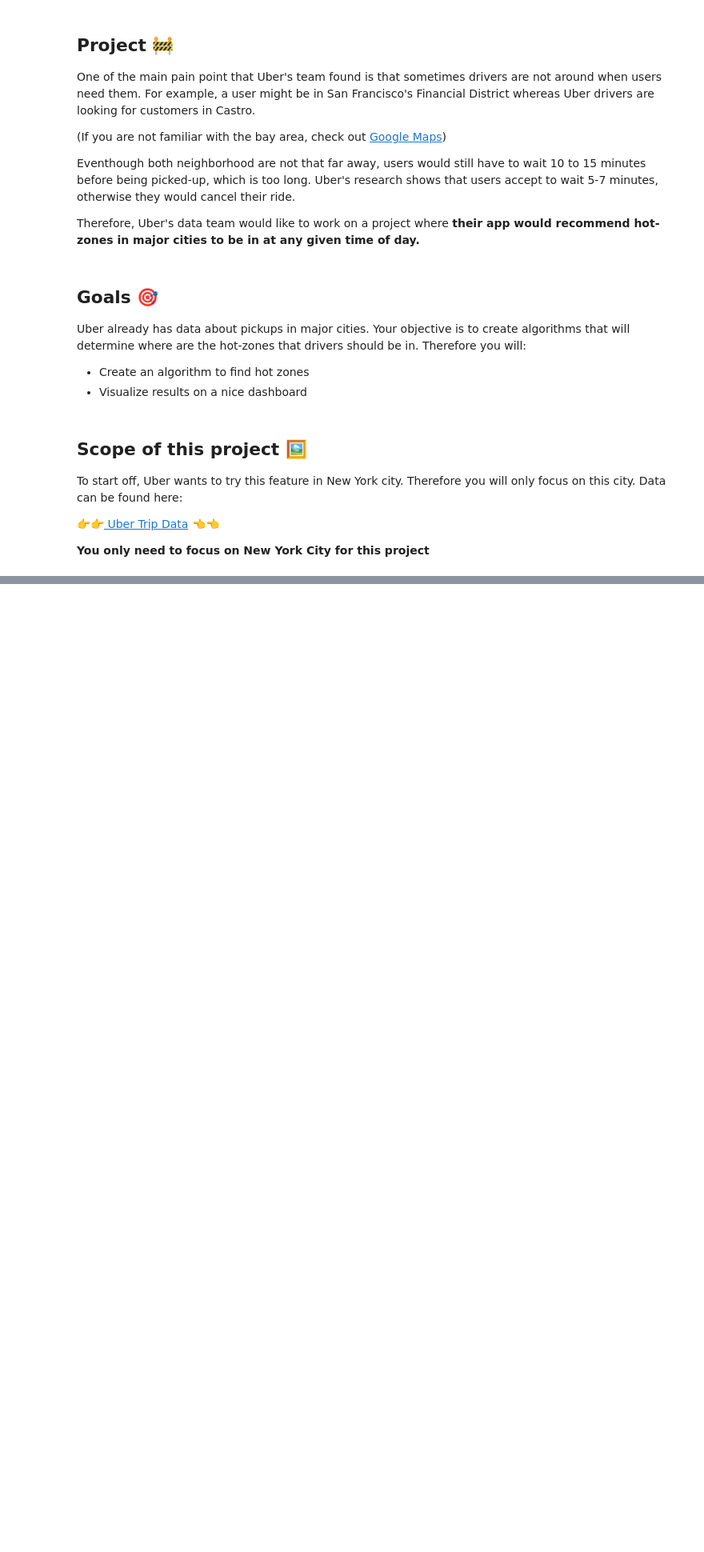
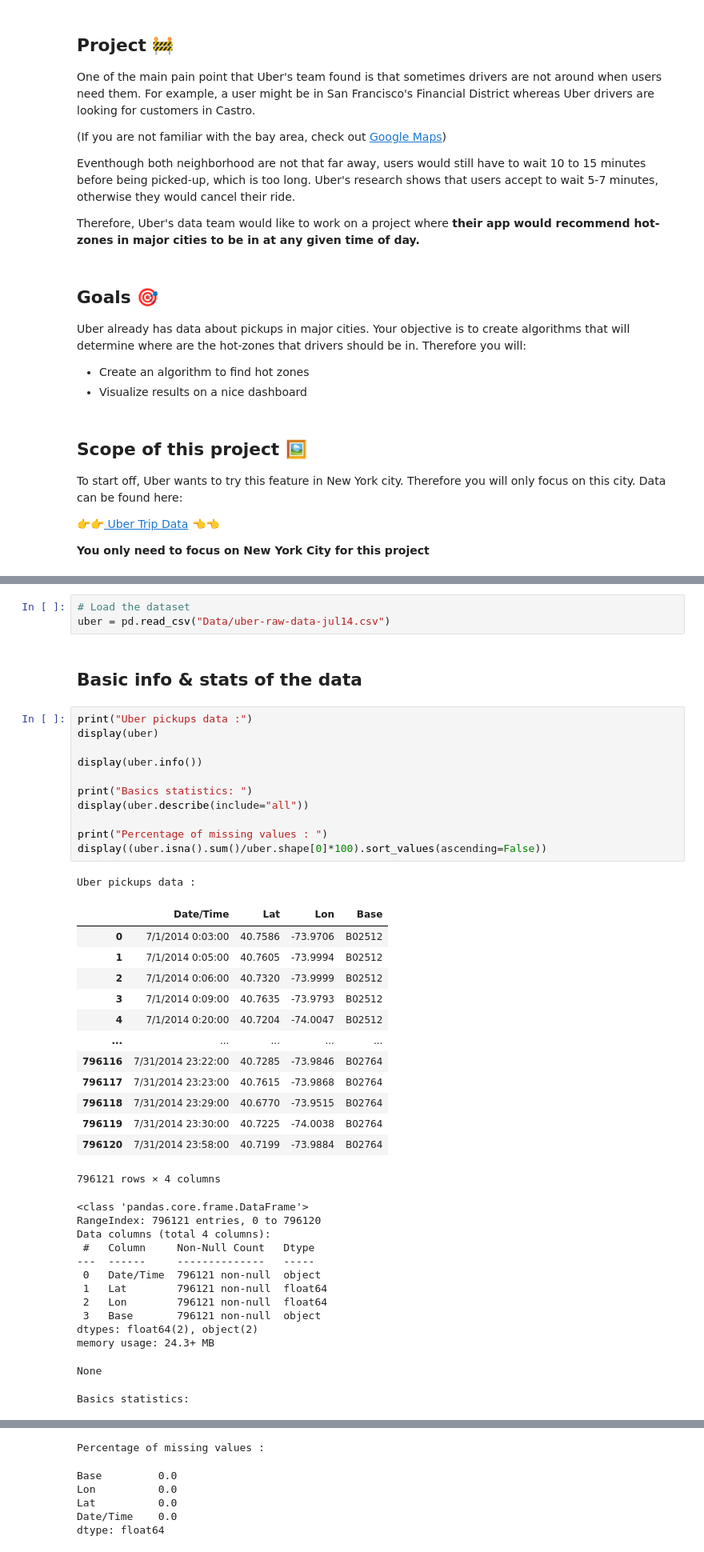
Before and after one commit to Floriane-Esson/3c_Uber_pickups, a Jupyter notebook: 01-Uber_Pickups.ipynb, the cells around one changed output, grey strips where cells are left out. Shown at 80% size. Saved outputs shown, nothing was run; the diff lists cells and outputs as text; blank space fills up the shorter version.

```diff
--- a/01-Uber_Pickups.ipynb
+++ b/01-Uber_Pickups.ipynb
@@ -260,0 +93,44 @@ KMeans(n_clusters=7, random_state=0)
+# %%
+# Load the dataset
+uber = pd.read_csv("Data/uber-raw-data-jul14.csv")
+# %% [markdown]
+## Basic info & stats of the data
+# %%
+print("Uber pickups data :")
+display(uber)
+
+display(uber.info())
+
+print("Basics statistics: ")
+display(uber.describe(include="all"))
+
+print("Percentage of missing values : ")
+display((uber.isna().sum()/uber.shape[0]*100).sort_values(ascending=False))
+# %% [output]
+Uber pickups data :
+|  | Date/Time | Lat | Lon | Base |
+| 0 | 7/1/2014 0:03:00 | 40.7586 | -73.9706 | B02512 |
+| 1 | 7/1/2014 0:05:00 | 40.7605 | -73.9994 | B02512 |
+| 2 | 7/1/2014 0:06:00 | 40.7320 | -73.9999 | B02512 |
+| 3 | 7/1/2014 0:09:00 | 40.7635 | -73.9793 | B02512 |
+| 4 | 7/1/2014 0:20:00 | 40.7204 | -74.0047 | B02512 |
+| ... | ... | ... | ... | ... |
+| 796116 | 7/31/2014 23:22:00 | 40.7285 | -73.9846 | B02764 |
+| 796117 | 7/31/2014 23:23:00 | 40.7615 | -73.9868 | B02764 |
+| 796118 | 7/31/2014 23:29:00 | 40.6770 | -73.9515 | B02764 |
+| 796119 | 7/31/2014 23:30:00 | 40.7225 | -74.0038 | B02764 |
+| 796120 | 7/31/2014 23:58:00 | 40.7199 | -73.9884 | B02764 |
+796121 rows × 4 columns
+<class 'pandas.core.frame.DataFrame'>
+RangeIndex: 796121 entries, 0 to 796120
+Data columns (total 4 columns):
+ #   Column     Non-Null Count   Dtype
+---  ------     --------------   -----
+ 0   Date/Time  796121 non-null  object
+ 1   Lat        796121 non-null  float64
+ 2   Lon        796121 non-null  float64
+ 3   Base       796121 non-null  object
+dtypes: float64(2), object(2)
+memory usage: 24.3+ MB
+None
+Basics statistics:
@@ -260,0 +149,6 @@ KMeans(n_clusters=7, random_state=0)
+Percentage of missing values :
+Base         0.0
+Lon          0.0
+Lat          0.0
+Date/Time    0.0
+dtype: float64
```
Also changed, not shown: parts of 70 cells of this notebook.
